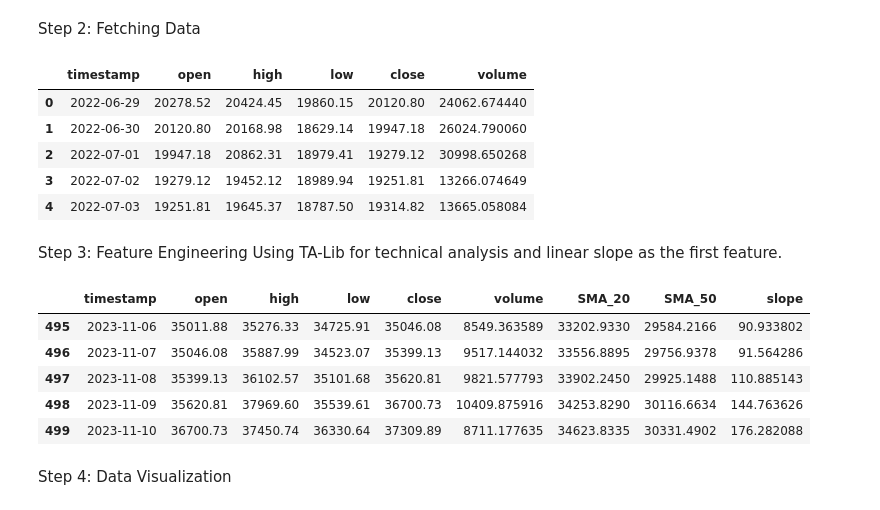
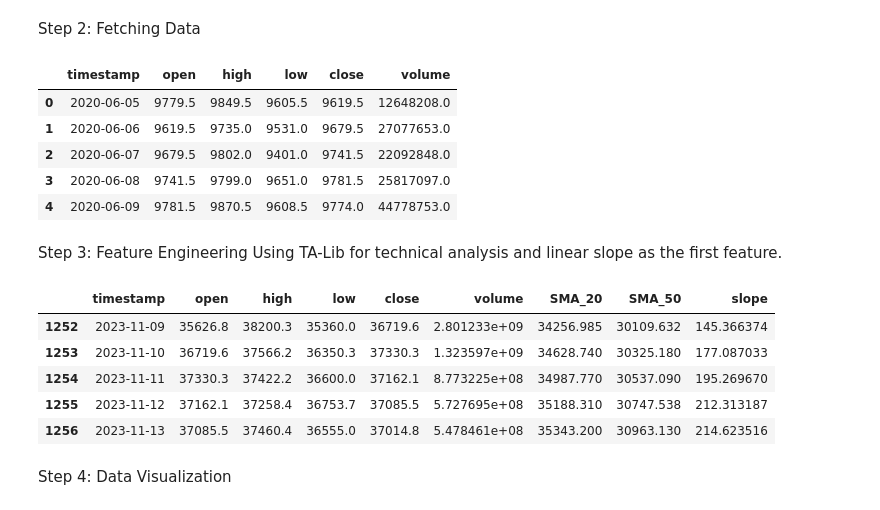
Before and after one commit to jwuliger/jupyter-notebooks, a Jupyter notebook: predictions/fresh.ipynb, the cells around one changed output. Cells and saved outputs as stored; diff of their text form; code cells hidden in the pictures.

```diff
--- a/predictions/fresh.ipynb
+++ b/predictions/fresh.ipynb
@@ -7,32 +7,31 @@ Step 2: Fetching Data
 # %%
 import ccxt
 import pandas as pd
-from datetime import datetime
 
 # Initialize the exchange
 exchange = ccxt.mexc()
 
 # Define the trading pair and timeframe
-symbol = 'BTC/USDT'  # Replace with your desired symbol
+symbol = 'BTC/USDT:USDT'  # Replace with your desired symbol
 timeframe = '1d'  # Daily data
 
 # Fetch historical data
 def fetch_data(symbol, timeframe):
     ohlcv = exchange.fetch_ohlcv(symbol, timeframe)
     data = pd.DataFrame(ohlcv, columns=['timestamp', 'open', 'high', 'low', 'close', 'volume'])
     data['timestamp'] = pd.to_datetime(data['timestamp'], unit='ms')
     return data
 
 # Fetch and display the data
 data = fetch_data(symbol, timeframe)
 data.head()
 # %% [output]
 |  | timestamp | open | high | low | close | volume |
-| 0 | 2022-06-29 | 20278.52 | 20424.45 | 19860.15 | 20120.80 | 24062.674440 |
-| 1 | 2022-06-30 | 20120.80 | 20168.98 | 18629.14 | 19947.18 | 26024.790060 |
-| 2 | 2022-07-01 | 19947.18 | 20862.31 | 18979.41 | 19279.12 | 30998.650268 |
-| 3 | 2022-07-02 | 19279.12 | 19452.12 | 18989.94 | 19251.81 | 13266.074649 |
-| 4 | 2022-07-03 | 19251.81 | 19645.37 | 18787.50 | 19314.82 | 13665.058084 |
+| 0 | 2020-06-05 | 9779.5 | 9849.5 | 9605.5 | 9619.5 | 12648208.0 |
+| 1 | 2020-06-06 | 9619.5 | 9735.0 | 9531.0 | 9679.5 | 27077653.0 |
+| 2 | 2020-06-07 | 9679.5 | 9802.0 | 9401.0 | 9741.5 | 22092848.0 |
+| 3 | 2020-06-08 | 9741.5 | 9799.0 | 9651.0 | 9781.5 | 25817097.0 |
+| 4 | 2020-06-09 | 9781.5 | 9870.5 | 9608.5 | 9774.0 | 44778753.0 |
 # %% [markdown]
 Step 3: Feature Engineering
 Using TA-Lib for technical analysis and linear slope as the first feature.
@@ -49,11 +48,11 @@ data['slope'] = talib.LINEARREG_SLOPE(data['close'], timeperiod=14)
 data.tail()
 # %% [output]
 |  | timestamp | open | high | low | close | volume | SMA_20 | SMA_50 | slope |
-| 495 | 2023-11-06 | 35011.88 | 35276.33 | 34725.91 | 35046.08 | 8549.363589 | 33202.9330 | 29584.2166 | 90.933802 |
-| 496 | 2023-11-07 | 35046.08 | 35887.99 | 34523.07 | 35399.13 | 9517.144032 | 33556.8895 | 29756.9378 | 91.564286 |
-| 497 | 2023-11-08 | 35399.13 | 36102.57 | 35101.68 | 35620.81 | 9821.577793 | 33902.2450 | 29925.1488 | 110.885143 |
-| 498 | 2023-11-09 | 35620.81 | 37969.60 | 35539.61 | 36700.73 | 10409.875916 | 34253.8290 | 30116.6634 | 144.763626 |
-| 499 | 2023-11-10 | 36700.73 | 37450.74 | 36330.64 | 37309.89 | 8711.177635 | 34623.8335 | 30331.4902 | 176.282088 |
+| 1252 | 2023-11-09 | 35626.8 | 38200.3 | 35360.0 | 36719.6 | 2.801233e+09 | 34256.985 | 30109.632 | 145.366374 |
+| 1253 | 2023-11-10 | 36719.6 | 37566.2 | 36350.3 | 37330.3 | 1.323597e+09 | 34628.740 | 30325.180 | 177.087033 |
+| 1254 | 2023-11-11 | 37330.3 | 37422.2 | 36600.0 | 37162.1 | 8.773225e+08 | 34987.770 | 30537.090 | 195.269670 |
+| 1255 | 2023-11-12 | 37162.1 | 37258.4 | 36753.7 | 37085.5 | 5.727695e+08 | 35188.310 | 30747.538 | 212.313187 |
+| 1256 | 2023-11-13 | 37085.5 | 37460.4 | 36555.0 | 37014.8 | 5.478461e+08 | 35343.200 | 30963.130 | 214.623516 |
 # %% [markdown]
 Step 4: Data Visualization
 # %%
```
Also changed, not shown: parts of 7 cells of this notebook, 6 other files.
